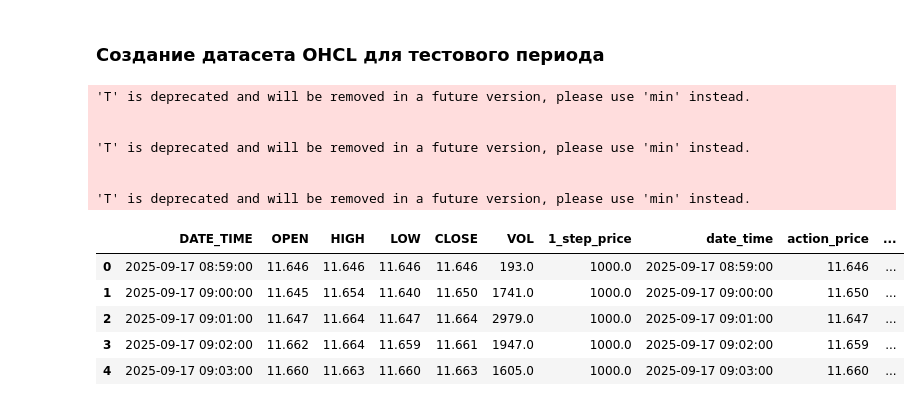
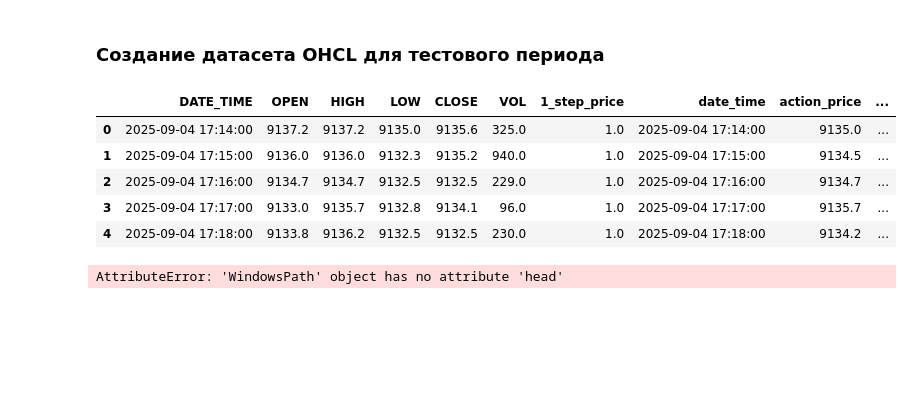
Before and after one commit to Evgenvg78/test_visualisation, a Jupyter notebook: final_test.ipynb, the cells around one changed output. Saved outputs shown, nothing was run; the diff lists cells and outputs as text; code cells hidden in the pictures; blank space fills up the shorter version.

```diff
--- a/final_test.ipynb
+++ b/final_test.ipynb
@@ -39,31 +39,26 @@ df = load_candles(
 # %%
 from data.equity_builder import build_equity
 
-candle_csv = PROJECT_ROOT / "test_result_SP_candle_data.csv"
-trades_csv = PROJECT_ROOT / "test_result_SP.csv"
+candle_csv = PROJECT_ROOT / "WORK_GLD_RW_trendt_candle_data.csv"
+trades_csv = PROJECT_ROOT / "WORK_GLD_RW_trendt.csv"
 
 equity_df = build_equity(
     candles_csv=candle_csv,
     trades_csv=trades_csv,
     trades_use_transformer=True,
 )
 equity_df.head()
 # %% [output]
-'T' is deprecated and will be removed in a future version, please use 'min' instead.
-
-
-'T' is deprecated and will be removed in a future version, please use 'min' instead.
-
-
-'T' is deprecated and will be removed in a future version, please use 'min' instead.
 |  | DATE_TIME | OPEN | HIGH | LOW | CLOSE | VOL | 1_step_price | date_time | action_price | ... |
-| 0 | 2025-09-17 08:59:00 | 11.646 | 11.646 | 11.646 | 11.646 | 193.0 | 1000.0 | 2025-09-17 08:59:00 | 11.646 | ... |
-| 1 | 2025-09-17 09:00:00 | 11.645 | 11.654 | 11.640 | 11.650 | 1741.0 | 1000.0 | 2025-09-17 09:00:00 | 11.650 | ... |
-| 2 | 2025-09-17 09:01:00 | 11.647 | 11.664 | 11.647 | 11.664 | 2979.0 | 1000.0 | 2025-09-17 09:01:00 | 11.647 | ... |
-| 3 | 2025-09-17 09:02:00 | 11.662 | 11.664 | 11.659 | 11.661 | 1947.0 | 1000.0 | 2025-09-17 09:02:00 | 11.659 | ... |
-| 4 | 2025-09-17 09:03:00 | 11.660 | 11.663 | 11.660 | 11.663 | 1605.0 | 1000.0 | 2025-09-17 09:03:00 | 11.660 | ... |
+| 0 | 2025-09-04 17:14:00 | 9137.2 | 9137.2 | 9135.0 | 9135.6 | 325.0 | 1.0 | 2025-09-04 17:14:00 | 9135.0 | ... |
+| 1 | 2025-09-04 17:15:00 | 9136.0 | 9136.0 | 9132.3 | 9135.2 | 940.0 | 1.0 | 2025-09-04 17:15:00 | 9134.5 | ... |
+| 2 | 2025-09-04 17:16:00 | 9134.7 | 9134.7 | 9132.5 | 9132.5 | 229.0 | 1.0 | 2025-09-04 17:16:00 | 9134.7 | ... |
+| 3 | 2025-09-04 17:17:00 | 9133.0 | 9135.7 | 9132.8 | 9134.1 | 96.0 | 1.0 | 2025-09-04 17:17:00 | 9135.7 | ... |
+| 4 | 2025-09-04 17:18:00 | 9133.8 | 9136.2 | 9132.5 | 9132.5 | 230.0 | 1.0 | 2025-09-04 17:18:00 | 9134.2 | ... |
 # %%
-equity_df = equity_df.head(2000)
+trades_csv.head()
+# %% [output]
+AttributeError: 'WindowsPath' object has no attribute 'head'
 # %%
 import plotly.graph_objects as go
 
```
Also changed, not shown: parts of 3 cells of this notebook, 15 other files.
